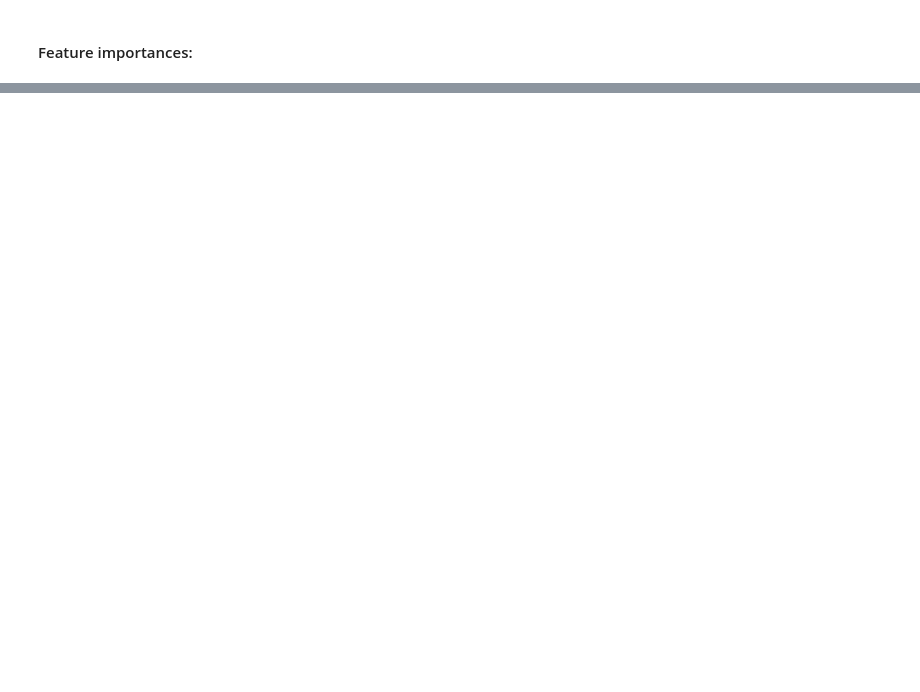
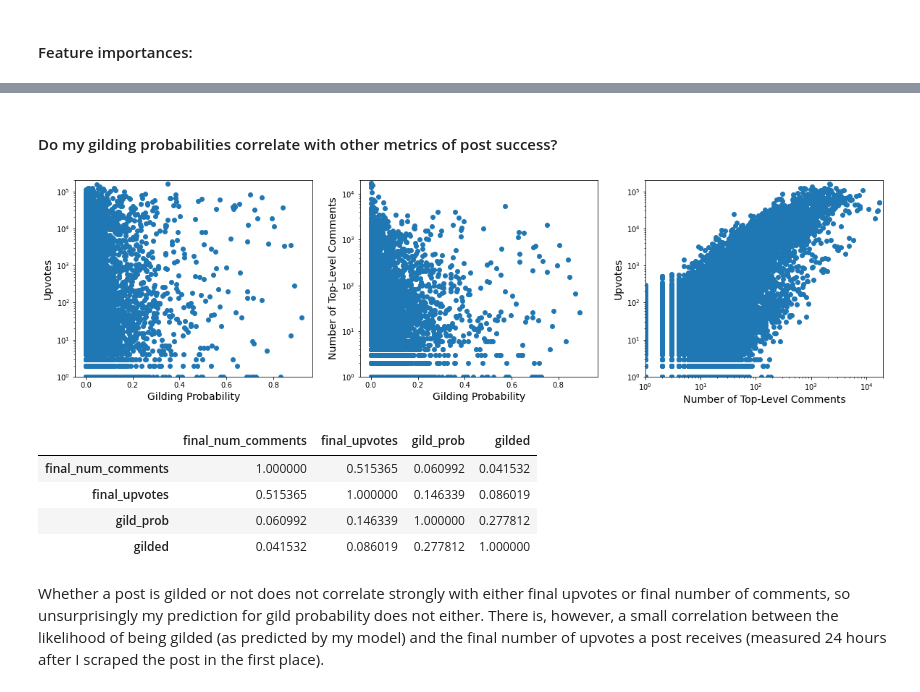
Before and after one commit to DillonNMorse/Reddit_Award_Predictor, a Jupyter notebook: train_model/Model_Testing.ipynb, the cells around one changed output, grey strips where cells are left out. Drawn from its saved outputs; the diff is of its cells as text; code cells hidden in the pictures; blank space fills up the shorter version.

Commit message:
Look at correlations with model outputs

```diff
--- a/train_model/Model_Testing.ipynb
+++ b/train_model/Model_Testing.ipynb
@@ -204,3 +212,46 @@ plt.show()
+# %% [markdown]
+#### Do my gilding probabilities correlate with other metrics of post success?
+# %%
+outcomes = df_orig.iloc[X_test.index,:][['final_num_comments', 'final_upvotes']]
+outcomes['gild_prob'] = pd.Series([x[1] for x in probs], index = X_test.index)
+outcomes['gilded'] = y_test
+outcomes = outcomes.astype(float)
+
+
+fig, (ax1, ax2, ax3) = plt.subplots(1,3, figsize = (20,5))
+
+ax1.scatter(outcomes['gild_prob'], outcomes['final_upvotes'])
+ax1.set_ylabel('Upvotes', fontsize = 14)
+ax1.set_xlabel('Gilding Probability', fontsize = 14)
+ax1.set_yscale('log')
+ax1.set_ylim([1,2e5])
+
+ax2.scatter(outcomes['gild_prob'], outcomes['final_num_comments'])
+ax2.set_ylabel('Number of Top-Level Comments', fontsize = 14)
+ax2.set_xlabel('Gilding Probability', fontsize = 14)
+ax2.set_yscale('log')
+ax2.set_ylim([1,2e4])
+
+ax3.scatter(outcomes['final_num_comments'], outcomes['final_upvotes'])
+ax3.set_ylabel('Upvotes', fontsize = 14)
+ax3.set_xlabel('Number of Top-Level Comments', fontsize = 14)
+ax3.set_yscale('log')
+ax3.set_xscale('log')
+ax3.set_ylim([1,2e5])
+ax3.set_xlim([1,2e4])
+
+plt.show()
+
+outcomes.corr()
+# %% [output]
+[figure, added]
+|  | final_num_comments | final_upvotes | gild_prob | gilded |
+| final_num_comments | 1.000000 | 0.515365 | 0.060992 | 0.041532 |
+| final_upvotes | 0.515365 | 1.000000 | 0.146339 | 0.086019 |
+| gild_prob | 0.060992 | 0.146339 | 1.000000 | 0.277812 |
+| gilded | 0.041532 | 0.086019 | 0.277812 | 1.000000 |
+# %% [markdown]
+Whether a post is gilded or not does not correlate strongly with either final upvotes or final number of comments, so unsurprisingly my prediction for gild probability does not either. There is, however, a small correlation between the likelihood of being gilded (as predicted by my model) and the final number of upvotes a post receives (measured 24 hours after I scraped the post in the first place).
 # %%
 probas = [x[1] for x in clf.predict_proba(X_test)]
 predictions = [True if x > thresh else False for x in probas]
```
Also changed, not shown: parts of 7 cells of this notebook.
